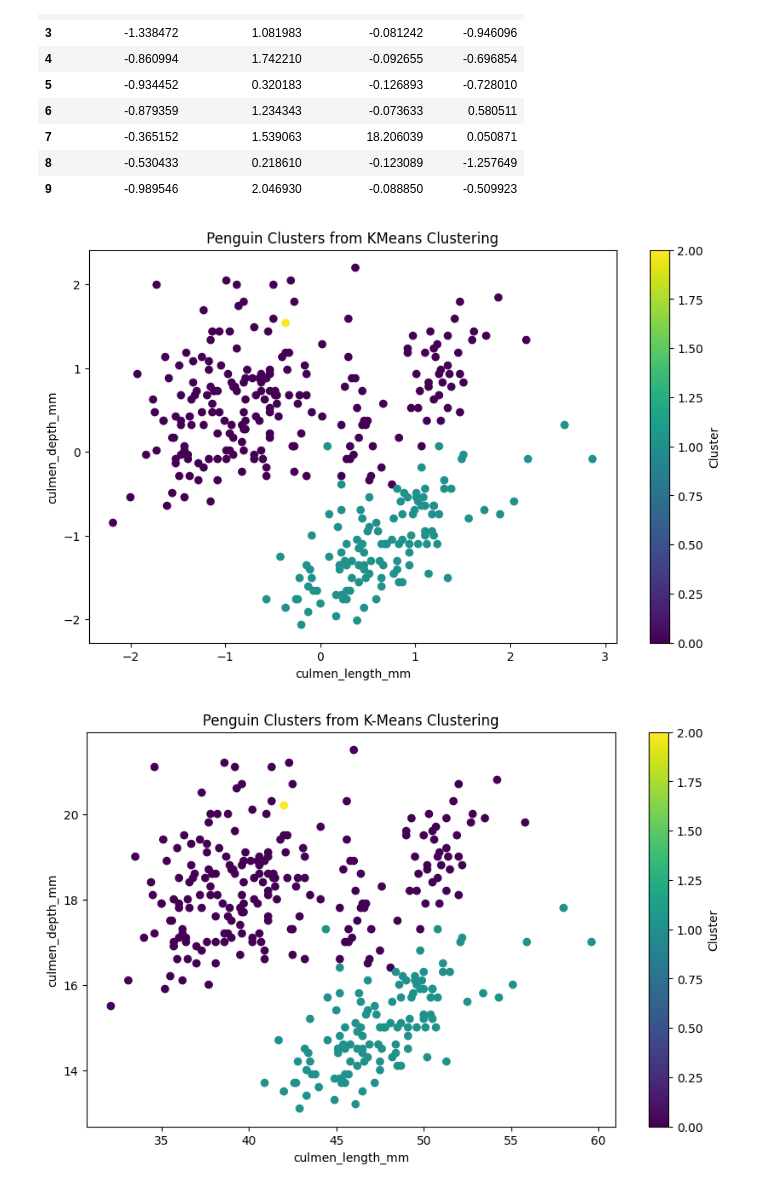
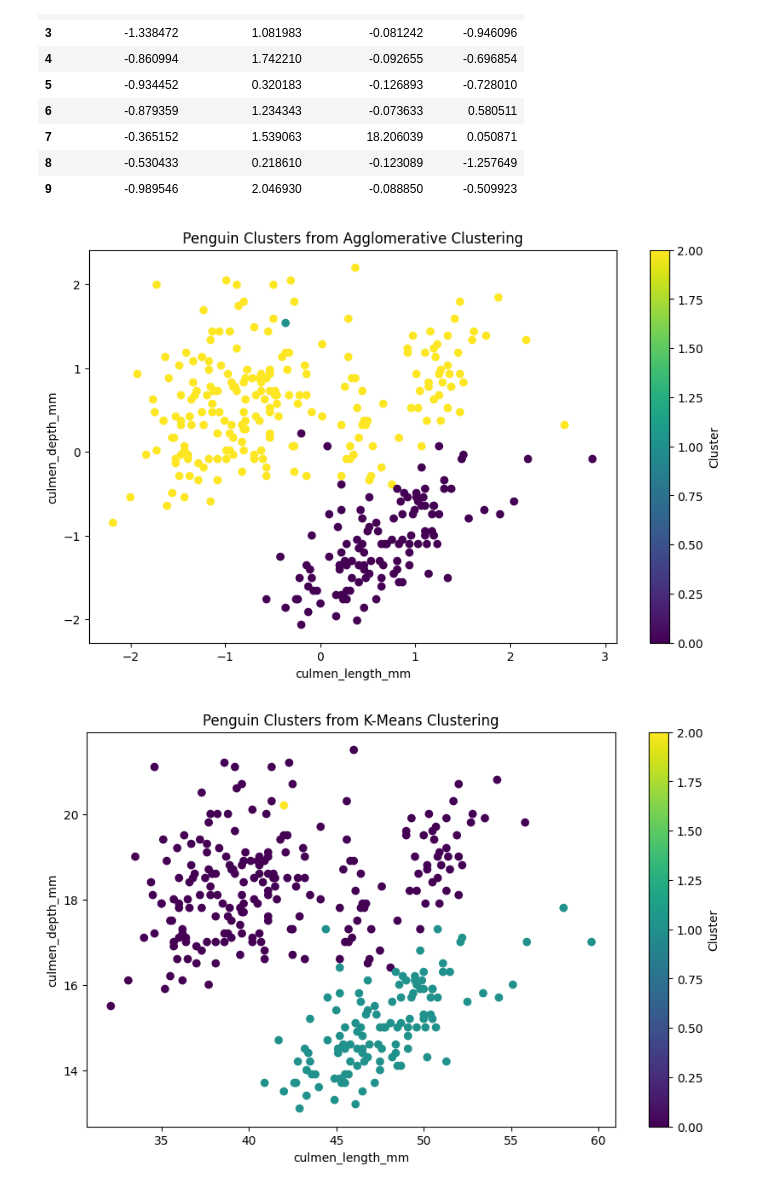
Before and after one commit to MinDuwcs/Lab08_SGU, a Jupyter notebook: Penguins.ipynb, the cells around one changed output. Drawn from its saved outputs; the diff is of its cells as text; code cells hidden in the pictures.

```diff
--- a/Penguins.ipynb
+++ b/Penguins.ipynb
@@ -53,18 +54,19 @@ penguins_preprocessed.head(10)
 | 8 | -0.530433 | 0.218610 | -0.123089 | -1.257649 |
 | 9 | -0.989546 | 2.046930 | -0.088850 | -0.509923 |
 # %%
+ac = AgglomerativeClustering(3, linkage='average')
+clusters = ac.fit_predict(penguins_preprocessed)
+
 # Hiển thị các cụm sau khi phân cấp theo cách tiếp cận của scikit-learn
-kmeans = KMeans(n_clusters=3, random_state=42)
-clusters = kmeans.fit_predict(penguins_preprocessed)
 plt.figure(figsize=(10, 6))
 plt.scatter(penguins_preprocessed.iloc[:, 0], penguins_preprocessed.iloc[:, 1], c=clusters, cmap='viridis')
-plt.title("Penguin Clusters from KMeans Clustering")
+plt.title("Penguin Clusters from Agglomerative Clustering")
 plt.xlabel(penguins_preprocessed.columns[0])
 plt.ylabel(penguins_preprocessed.columns[1])
 plt.colorbar(label="Cluster")
 plt.show()
 # %% [output]
-[figure, old version]
+[figure, new version]
 # %%
 km = KMeans(3, random_state=42)
 km_clusters = km.fit_predict(penguins_preprocessed)
```
Also changed, not shown: parts of 2 cells of this notebook.
